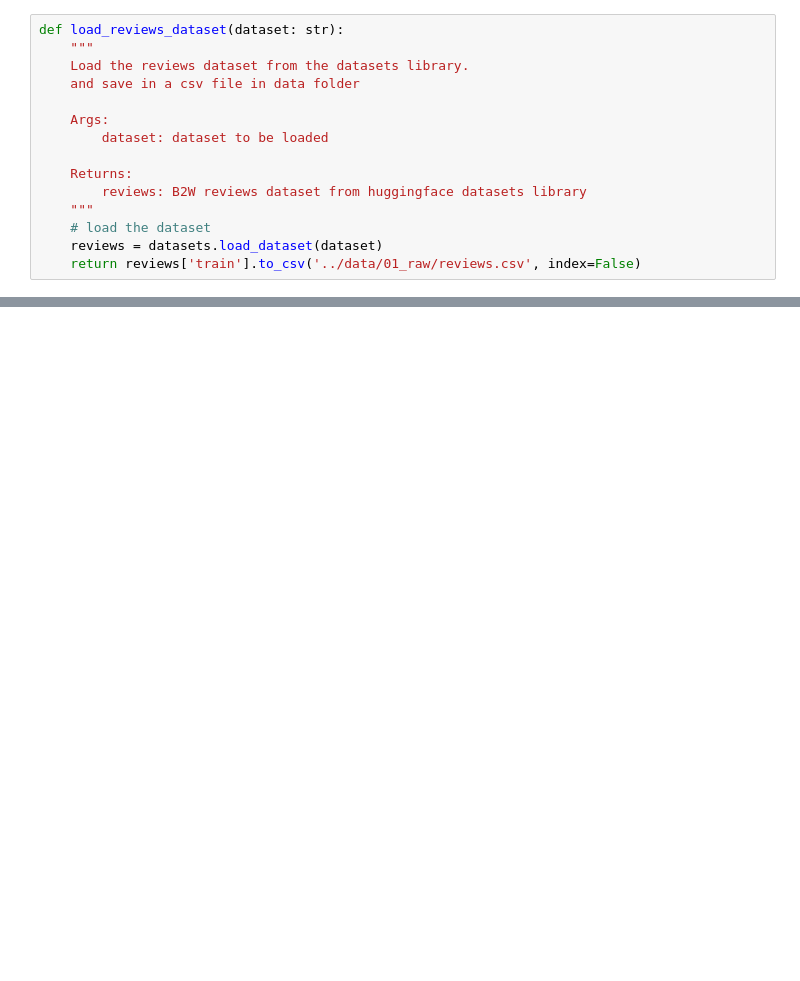
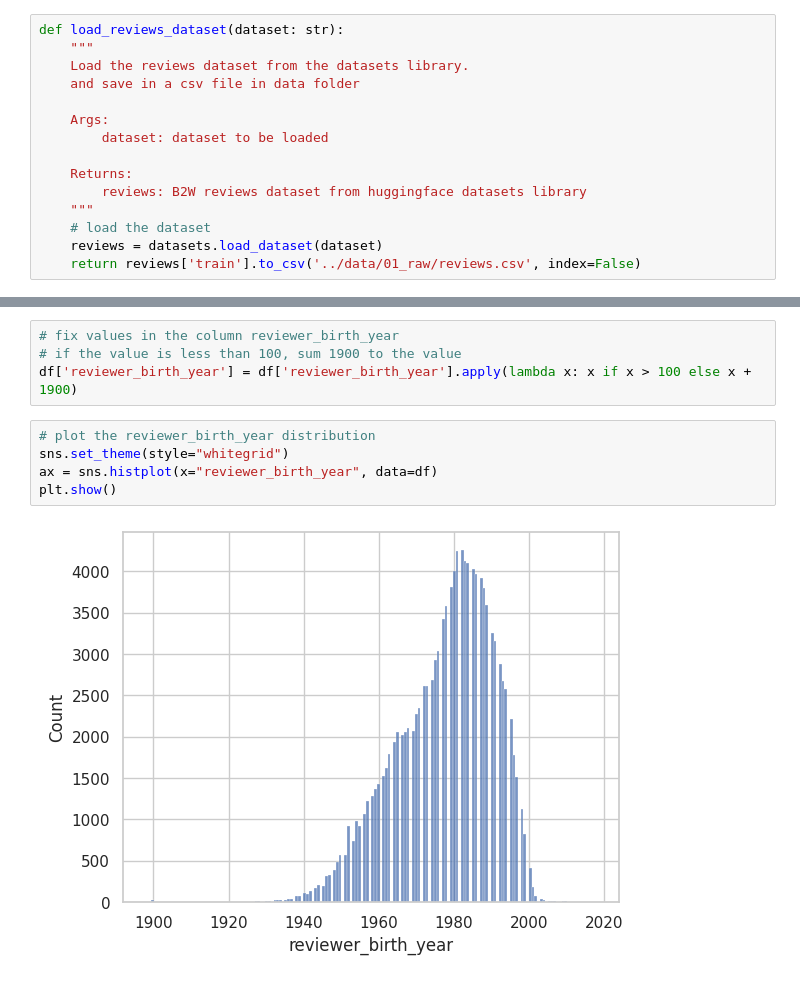
Before and after one commit to bobcastaldeli/b2w_reviews, a Jupyter notebook: notebooks/eda.ipynb, the cells around one changed output, grey strips where cells are left out. Saved outputs shown, nothing was run; the diff lists cells and outputs as text; blank space fills up the shorter version.

```diff
--- a/notebooks/eda.ipynb
+++ b/notebooks/eda.ipynb
@@ -22,0 +125,11 @@ Found cached dataset b2w-reviews01 (/home/bobcasta/.cache/huggingface/datasets/r
+# %%
+# fix values in the column reviewer_birth_year
+# if the value is less than 100, sum 1900 to the value
+df['reviewer_birth_year'] = df['reviewer_birth_year'].apply(lambda x: x if x > 100 else x + 1900)
+# %%
+# plot the reviewer_birth_year distribution
+sns.set_theme(style="whitegrid")
+ax = sns.histplot(x="reviewer_birth_year", data=df)
+plt.show()
+# %% [output]
+[figure, added]
```
Also changed, not shown: parts of 17 cells of this notebook, 2 other files.
